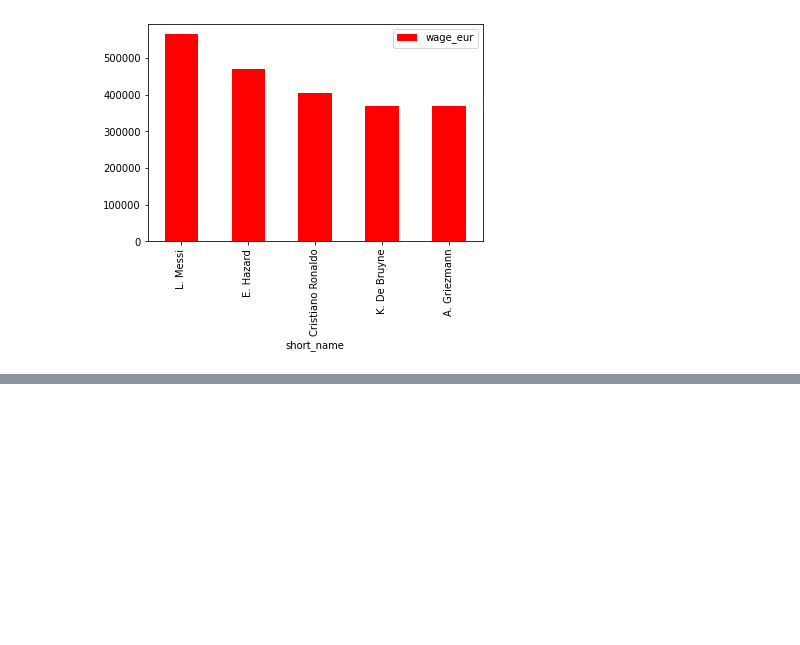
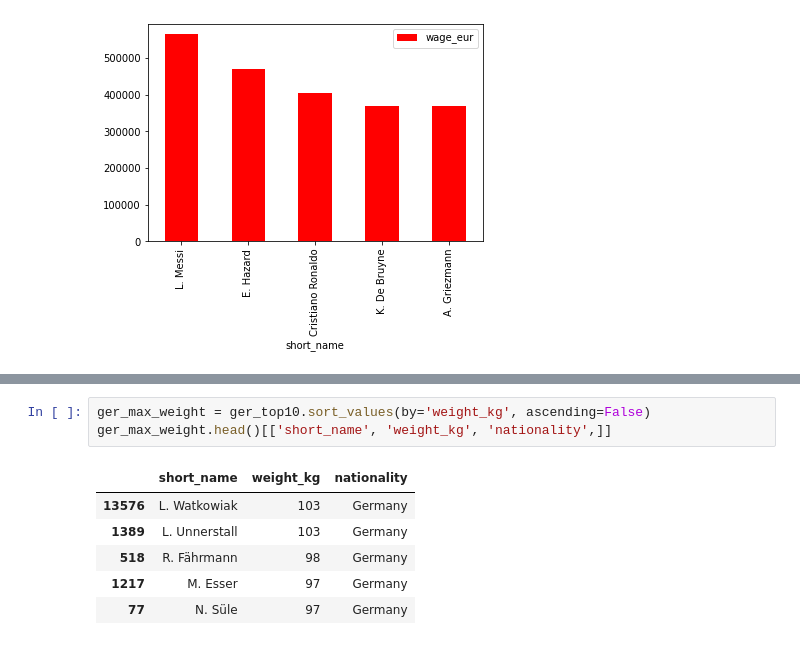
Before and after one commit to mphelps1978/JumpPlus_Fifa_Data_Analysis, a Jupyter notebook: JumpPlus_FIFA_Data.ipynb, the cells around one changed output, grey strips where cells are left out. Saved outputs shown, nothing was run; the diff lists cells and outputs as text; blank space fills up the shorter version.

```diff
--- a/JumpPlus_FIFA_Data.ipynb
+++ b/JumpPlus_FIFA_Data.ipynb
@@ -151,0 +158,10 @@ KeyError: 'height_cm'
+# %%
+ger_max_weight = ger_top10.sort_values(by='weight_kg', ascending=False)
+ger_max_weight.head()[['short_name', 'weight_kg', 'nationality',]]
+# %% [output]
+|  | short_name | weight_kg | nationality |
+| 13576 | L. Watkowiak | 103 | Germany |
+| 1389 | L. Unnerstall | 103 | Germany |
+| 518 | R. Fährmann | 98 | Germany |
+| 1217 | M. Esser | 97 | Germany |
+| 77 | N. Süle | 97 | Germany |
```
Also changed, not shown: parts of 4 cells of this notebook.
